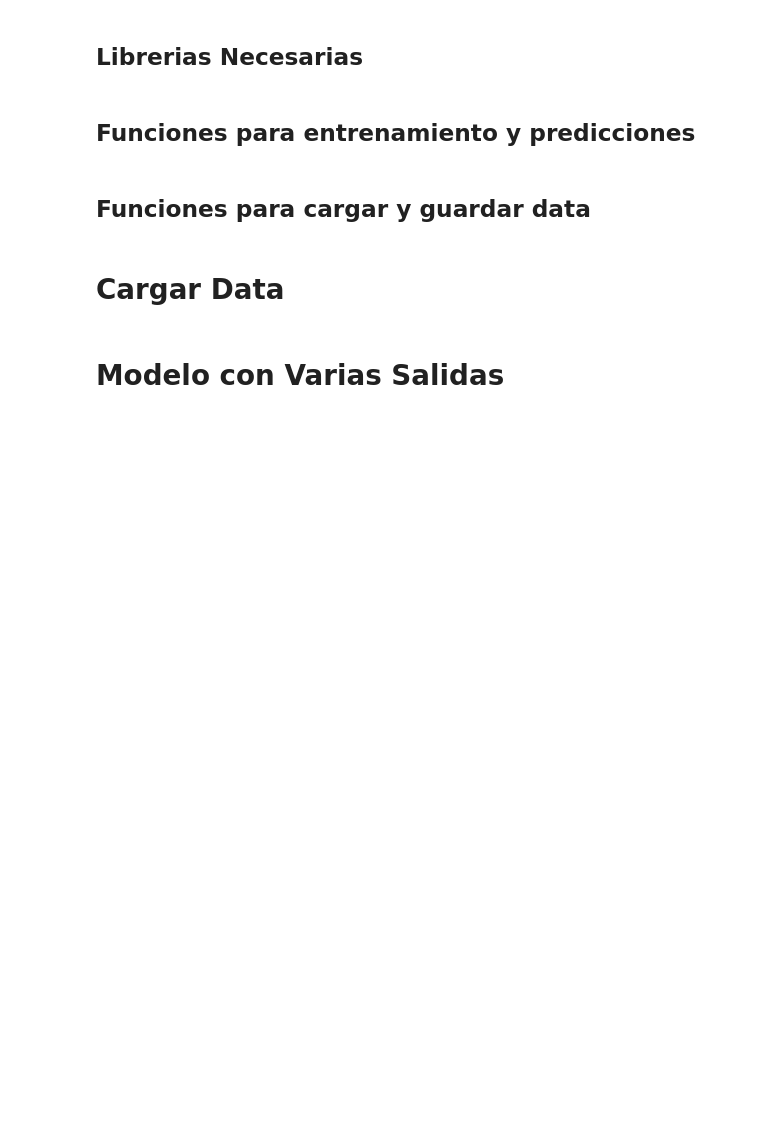
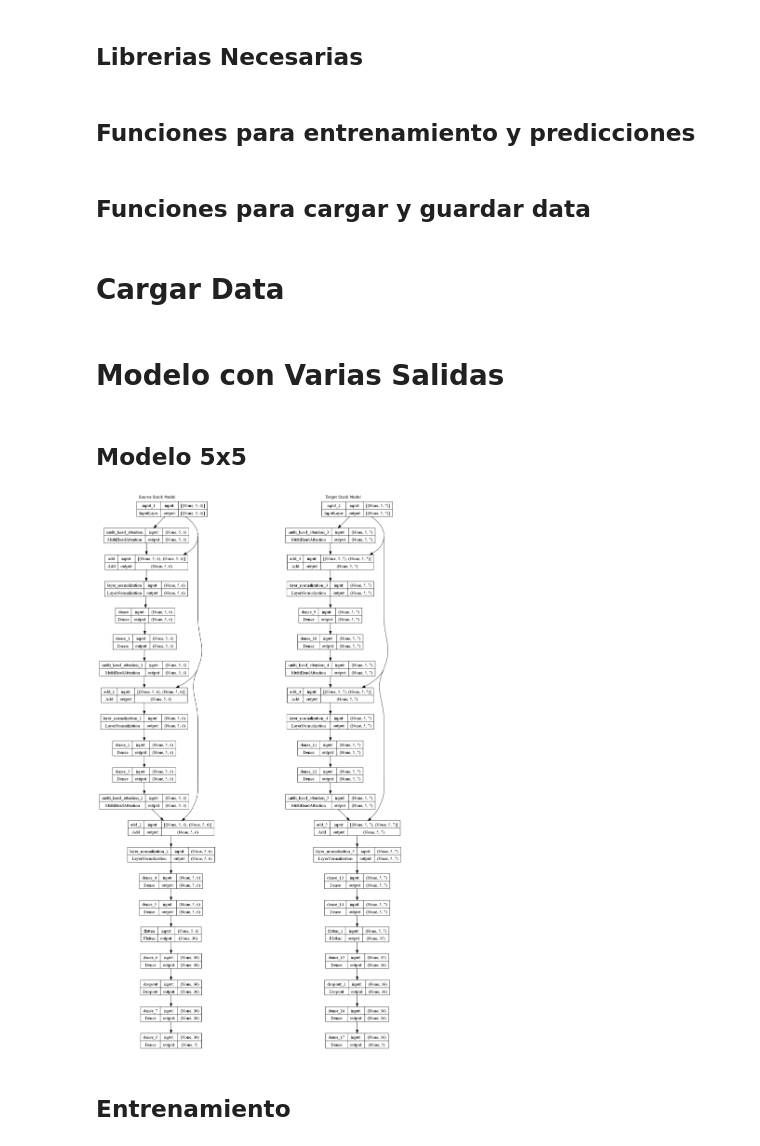
Before and after one commit to LosWillyAmigos/CPMP_With_attetion, a Jupyter notebook: CPMP_with_attention.ipynb, the cells around one changed output. Cells and saved outputs as stored; diff of their text form; code cells hidden in the pictures; blank space fills up the shorter version.

```diff
--- a/CPMP_with_attention.ipynb
+++ b/CPMP_with_attention.ipynb
@@ -257,3 +257,15 @@ data_5x5, labels_1_5x5, labels_2_5x5 = load_data('data/data_5x5')
 data_5x5_multi, labels_1_5x5_multi, labels_2_5x5_multi = load_data('data/data_5x5_SO_Multiple_alpha')
 # %% [markdown]
 # Modelo con Varias Salidas
+# %% [markdown]
+## Modelo 5x5
+# %%
+model_5x5_multi = cpmp_att.CPMP_attention_model()
+model_5x5_multi.create_model(num_layer_attention_add_so= 2, num_layer_attention_add_sd= 2, heads_so= 5, heads_sd= 5,
+                             S= 5, H= 5, optimizer= 'Adam')
+# %%
+model_5x5_multi.plot_model(name= 'images_models/model_cpmp_multi')
+# %% [output]
+[figure, added]
+# %% [markdown]
+## Entrenamiento
```
Also changed, not shown: 1 other file.
